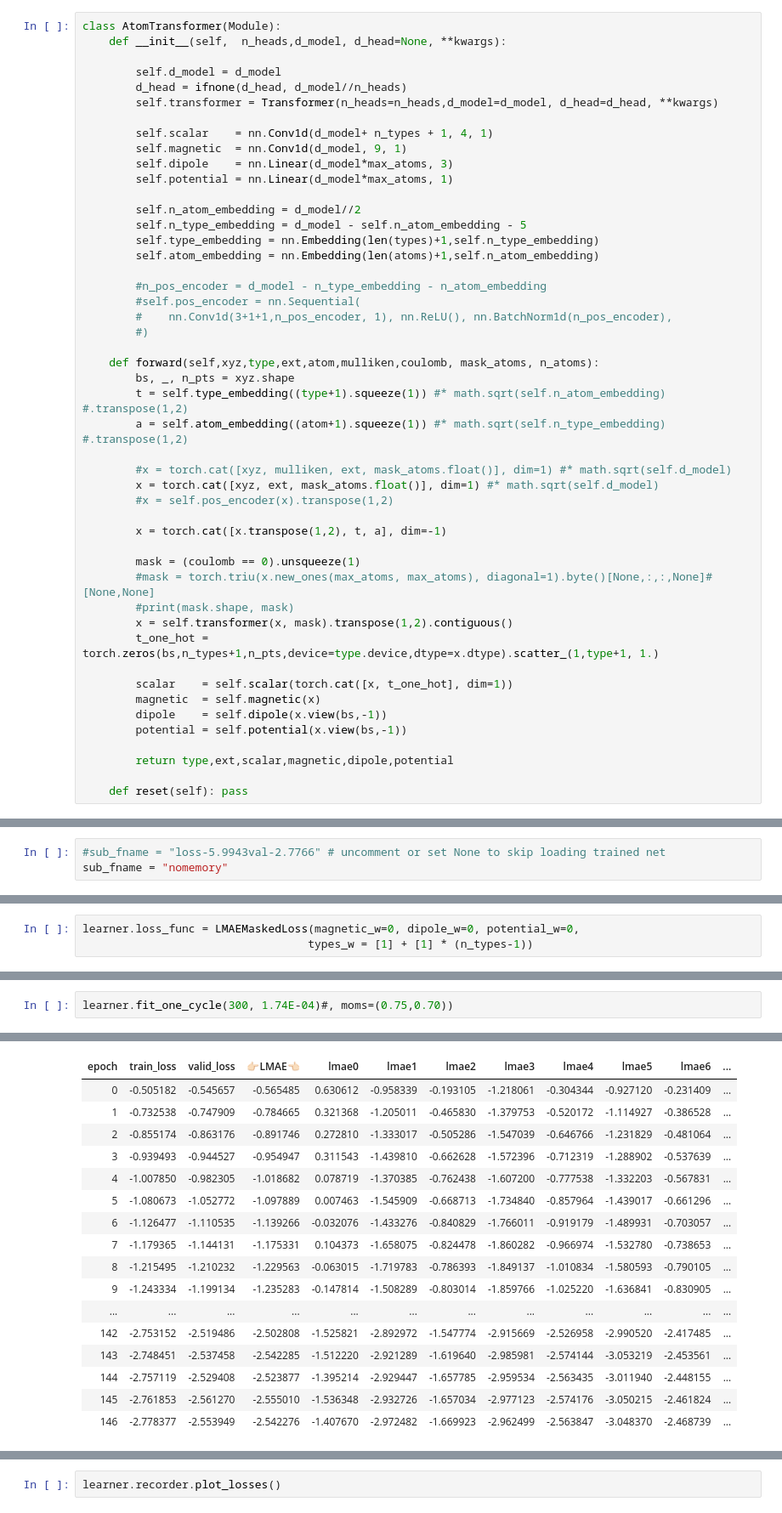
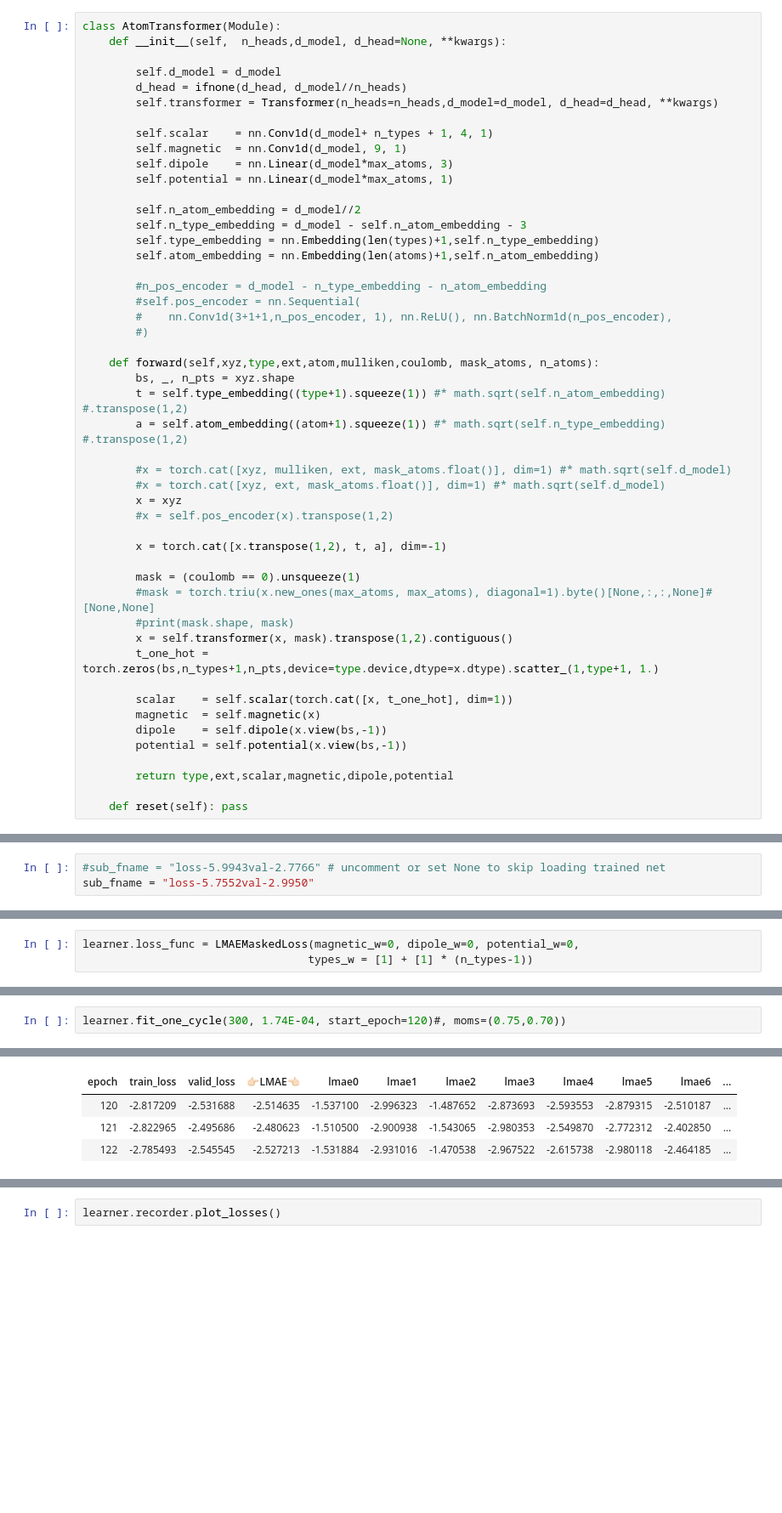
Before and after one commit to antorsae/champs-scalar-coupling, a Jupyter notebook: transformer-experiments.ipynb, the cells around one changed output, grey strips where cells are left out. Shown at 85% size. Saved outputs shown, nothing was run; the diff lists cells and outputs as text; blank space fills up the shorter version.

```diff
--- a/transformer-experiments.ipynb
+++ b/transformer-experiments.ipynb
@@ -741,7 +741,7 @@ class AtomTransformer(Module):
         self.potential = nn.Linear(d_model*max_atoms, 1)
 
         self.n_atom_embedding = d_model//2
-        self.n_type_embedding = d_model - self.n_atom_embedding - 5
+        self.n_type_embedding = d_model - self.n_atom_embedding - 3
         self.type_embedding = nn.Embedding(len(types)+1,self.n_type_embedding)
         self.atom_embedding = nn.Embedding(len(atoms)+1,self.n_atom_embedding)
 
@@ -756,7 +756,8 @@ class AtomTransformer(Module):
         a = self.atom_embedding((atom+1).squeeze(1)) #* math.sqrt(self.n_type_embedding) #.transpose(1,2)
 
         #x = torch.cat([xyz, mulliken, ext, mask_atoms.float()], dim=1) #* math.sqrt(self.d_model)
-        x = torch.cat([xyz, ext, mask_atoms.float()], dim=1) #* math.sqrt(self.d_model)
+        #x = torch.cat([xyz, ext, mask_atoms.float()], dim=1) #* math.sqrt(self.d_model)
+        x = xyz
         #x = self.pos_encoder(x).transpose(1,2)
 
         x = torch.cat([x.transpose(1,2), t, a], dim=-1)
@@ -815,7 +816,7 @@ Callbacks functions applied
     LMAEMetric
 # %%
 #sub_fname = "loss-5.9943val-2.7766" # uncomment or set None to skip loading trained net
-sub_fname = "nomemory"
+sub_fname = "loss-5.7552val-2.9950"
 # %%
 try:
     print(f"Attempting to load: {sub_fname}... ", end="")
@@ -846,3 +848,3 @@ Min loss divided by 10: 1.74E-04
 # %%
-learner.fit_one_cycle(300, 1.74E-04)#, moms=(0.75,0.70))
+learner.fit_one_cycle(300, 1.74E-04, start_epoch=120)#, moms=(0.75,0.70))
 # %% [output]
@@ -850,17 +852,4 @@ learner.fit_one_cycle(300, 1.74E-04)#, moms=(0.75,0.70))
 | epoch | train_loss | valid_loss | 👉🏻LMAE👈🏻 | lmae0 | lmae1 | lmae2 | lmae3 | lmae4 | lmae5 | lmae6 | ... |
-| 0 | -0.505182 | -0.545657 | -0.565485 | 0.630612 | -0.958339 | -0.193105 | -1.218061 | -0.304344 | -0.927120 | -0.231409 | ... |
-| 1 | -0.732538 | -0.747909 | -0.784665 | 0.321368 | -1.205011 | -0.465830 | -1.379753 | -0.520172 | -1.114927 | -0.386528 | ... |
-| 2 | -0.855174 | -0.863176 | -0.891746 | 0.272810 | -1.333017 | -0.505286 | -1.547039 | -0.646766 | -1.231829 | -0.481064 | ... |
-| 3 | -0.939493 | -0.944527 | -0.954947 | 0.311543 | -1.439810 | -0.662628 | -1.572396 | -0.712319 | -1.288902 | -0.537639 | ... |
-| 4 | -1.007850 | -0.982305 | -1.018682 | 0.078719 | -1.370385 | -0.762438 | -1.607200 | -0.777538 | -1.332203 | -0.567831 | ... |
-| 5 | -1.080673 | -1.052772 | -1.097889 | 0.007463 | -1.545909 | -0.668713 | -1.734840 | -0.857964 | -1.439017 | -0.661296 | ... |
-| 6 | -1.126477 | -1.110535 | -1.139266 | -0.032076 | -1.433276 | -0.840829 | -1.766011 | -0.919179 | -1.489931 | -0.703057 | ... |
-| 7 | -1.179365 | -1.144131 | -1.175331 | 0.104373 | -1.658075 | -0.824478 | -1.860282 | -0.966974 | -1.532780 | -0.738653 | ... |
-| 8 | -1.215495 | -1.210232 | -1.229563 | -0.063015 | -1.719783 | -0.786393 | -1.849137 | -1.010834 | -1.580593 | -0.790105 | ... |
-| 9 | -1.243334 | -1.199134 | -1.235283 | -0.147814 | -1.508289 | -0.803014 | -1.859766 | -1.025220 | -1.636841 | -0.830905 | ... |
-| ... | ... | ... | ... | ... | ... | ... | ... | ... | ... | ... | ... |
-| 142 | -2.753152 | -2.519486 | -2.502808 | -1.525821 | -2.892972 | -1.547774 | -2.915669 | -2.526958 | -2.990520 | -2.417485 | ... |
-| 143 | -2.748451 | -2.537458 | -2.542285 | -1.512220 | -2.921289 | -1.619640 | -2.985981 | -2.574144 | -3.053219 | -2.453561 | ... |
-| 144 | -2.757119 | -2.529408 | -2.523877 | -1.395214 | -2.929447 | -1.657785 | -2.959534 | -2.563435 | -3.011940 | -2.448155 | ... |
-| 145 | -2.761853 | -2.561270 | -2.555010 | -1.536348 | -2.932726 | -1.657034 | -2.977123 | -2.574176 | -3.050215 | -2.461824 | ... |
-| 146 | -2.778377 | -2.553949 | -2.542276 | -1.407670 | -2.972482 | -1.669923 | -2.962499 | -2.563847 | -3.048370 | -2.468739 | ... |
+| 120 | -2.817209 | -2.531688 | -2.514635 | -1.537100 | -2.996323 | -1.487652 | -2.873693 | -2.593553 | -2.879315 | -2.510187 | ... |
+| 121 | -2.822965 | -2.495686 | -2.480623 | -1.510500 | -2.900938 | -1.543065 | -2.980353 | -2.549870 | -2.772312 | -2.402850 | ... |
+| 122 | -2.785493 | -2.545545 | -2.527213 | -1.531884 | -2.931016 | -1.470538 | -2.967522 | -2.615738 | -2.980118 | -2.464185 | ... |
```
Also changed, not shown: parts of 25 cells of this notebook.
